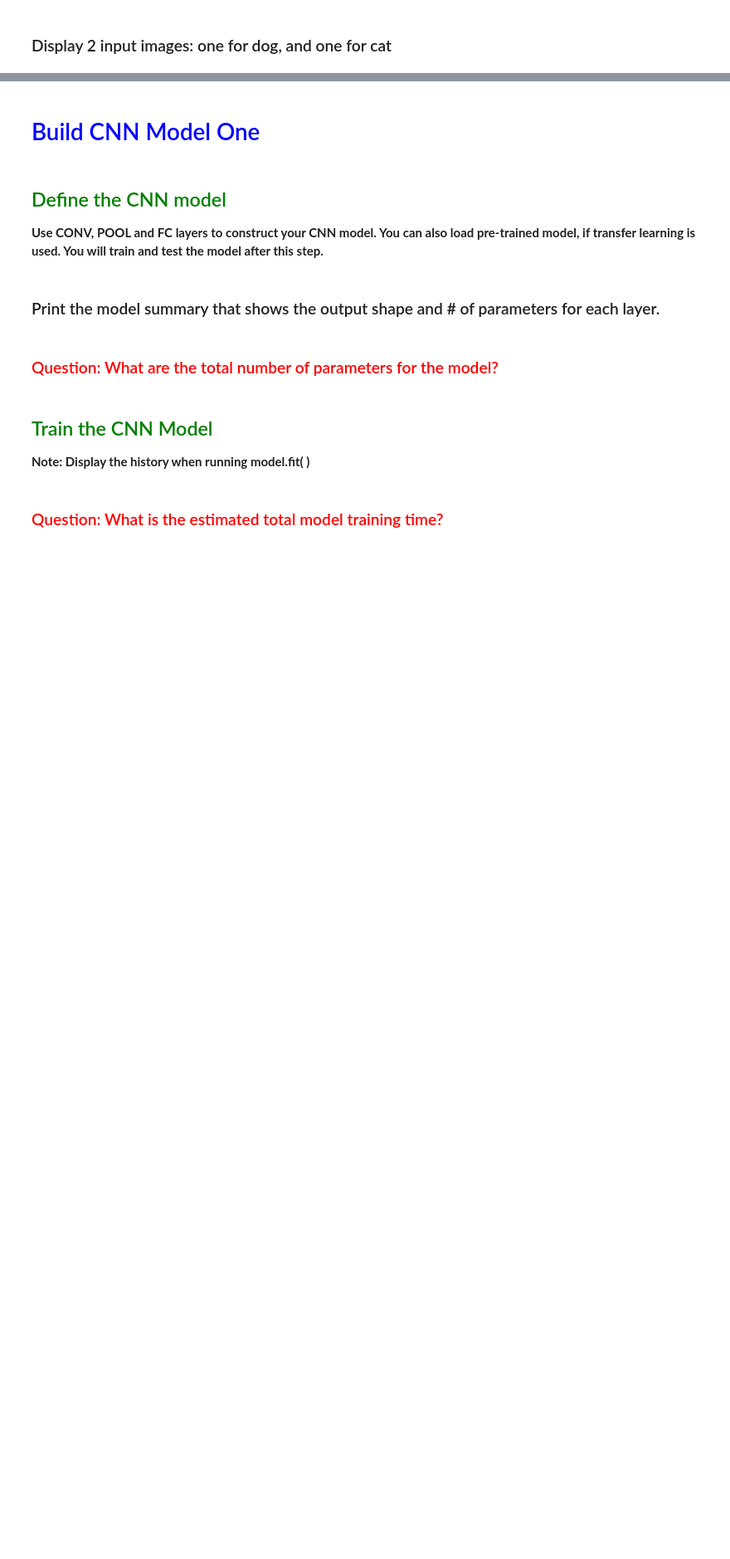
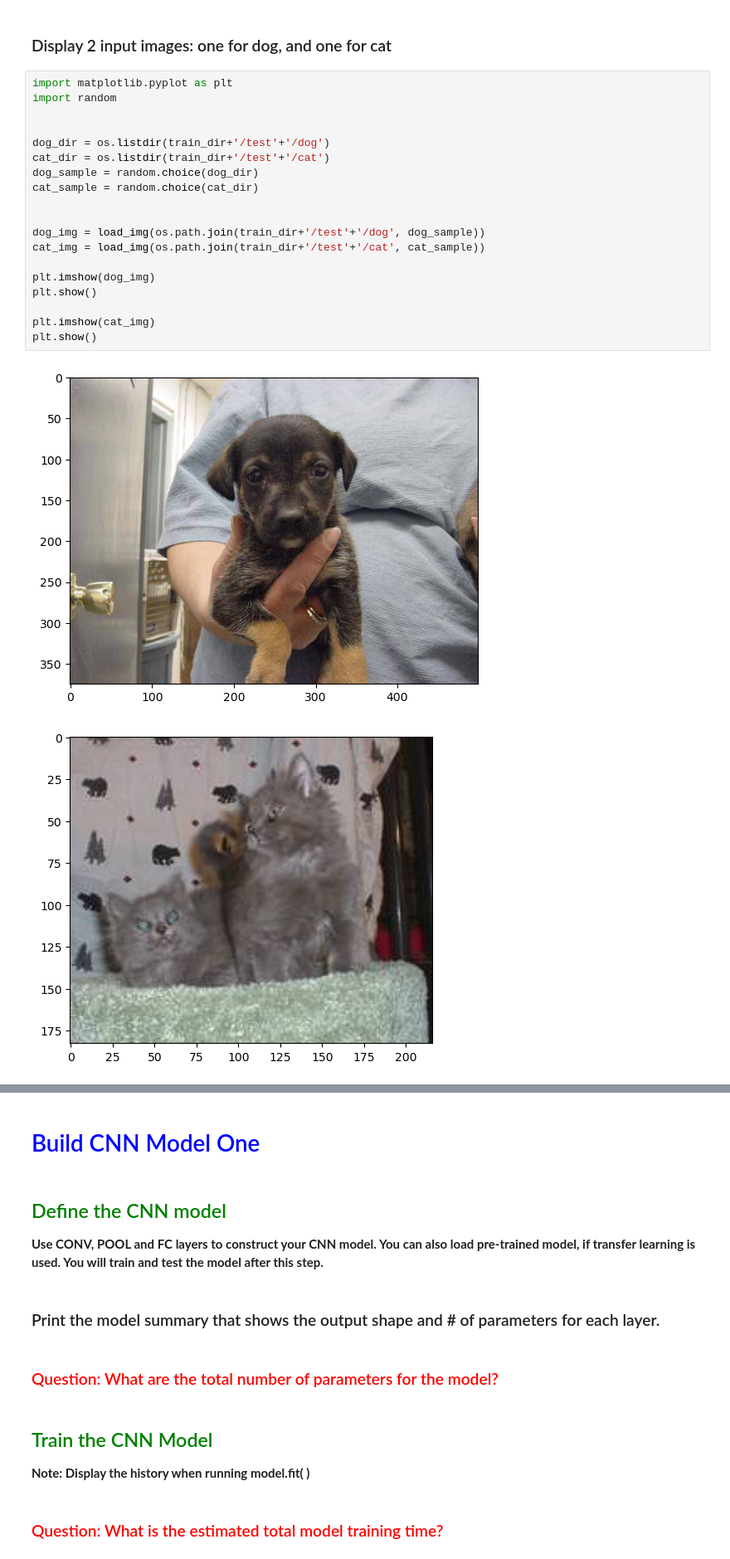
Before and after one commit to rbrinson2/EE-6770-Application_Neural_Network, a Jupyter notebook: Homework5/EE6770_F24_HW5.ipynb, the cells around one changed output, grey strips where cells are left out. Shown at 83% size. Drawn from its saved outputs; the diff is of its cells as text; blank space fills up the shorter version.

```diff
--- a/Homework5/EE6770_F24_HW5.ipynb
+++ b/Homework5/EE6770_F24_HW5.ipynb
@@ -47,2 +89,24 @@ __Create the subdirectory structures per the requirement.__
 # %% [markdown]
 ### Display 2 input images: one for dog, and one for cat
+# %%
+import matplotlib.pyplot as plt
+import random
+
+
+dog_dir = os.listdir(train_dir+'/test'+'/dog')
+cat_dir = os.listdir(train_dir+'/test'+'/cat')
+dog_sample = random.choice(dog_dir)
+cat_sample = random.choice(cat_dir)
+
+
+dog_img = load_img(os.path.join(train_dir+'/test'+'/dog', dog_sample))
+cat_img = load_img(os.path.join(train_dir+'/test'+'/cat', cat_sample))
+
+plt.imshow(dog_img)
+plt.show()
+
+plt.imshow(cat_img)
+plt.show()
+# %% [output]
+[figure, added]
+[figure, added]
```
Also changed, not shown: parts of 8 cells of this notebook, 3 other files.
